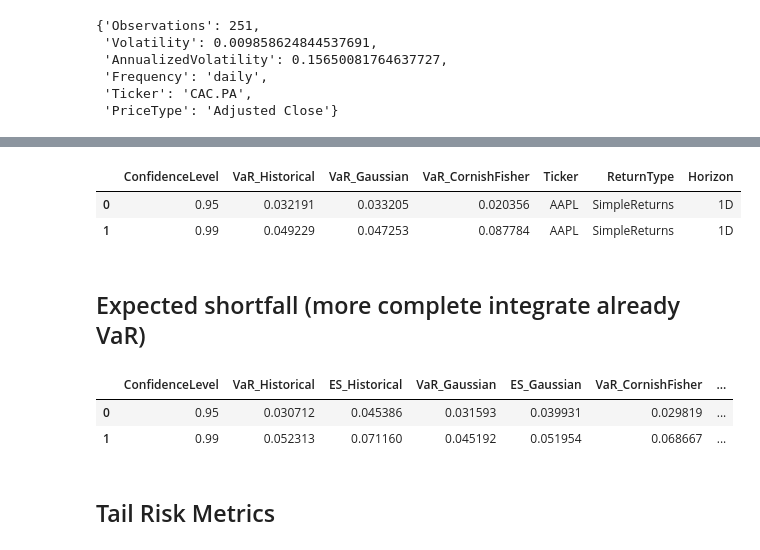
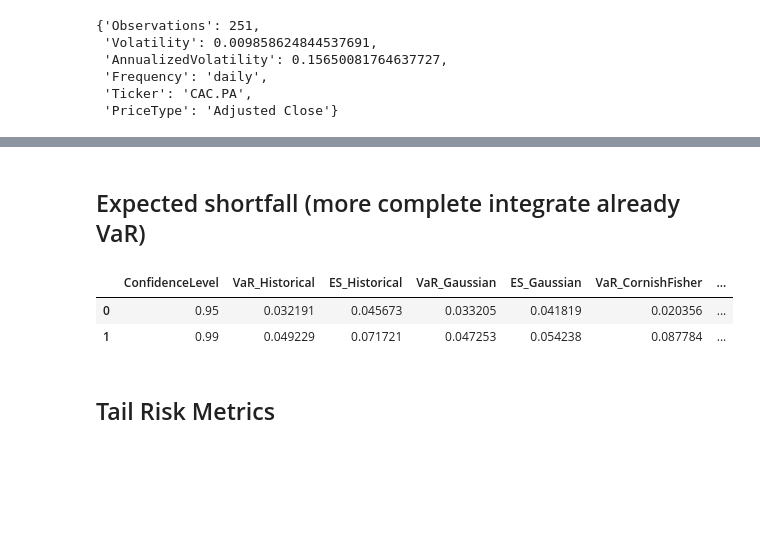
Before and after one commit to Vincent-Bulut/kitt, a Jupyter notebook: notebooks/analytics.ipynb, the cells around one changed output, grey strips where cells are left out. Saved outputs shown, nothing was run; the diff lists cells and outputs as text; code cells hidden in the pictures; blank space fills up the shorter version.

```diff
--- a/notebooks/analytics.ipynb
+++ b/notebooks/analytics.ipynb
@@ -821,3 +714,0 @@ def yahoo_rolling_vol_regime_budget(
-# %%
-out = yahoo_rolling_vol_regime_budget("AAPL", "2018-01-01", "2024-01-01", target_vol=0.10)
-out.tail(30)
@@ -1024,13 +715,3 @@ def yahoo_var(
-# %%
-yahoo_var(
-    ticker="AAPL",
-    start_date="2025-01-01",
-    end_date="2025-12-25"
-)
-# %% [output]
-|  | ConfidenceLevel | VaR_Historical | VaR_Gaussian | VaR_CornishFisher | Ticker | ReturnType | Horizon |
-| 0 | 0.95 | 0.032191 | 0.033205 | 0.020356 | AAPL | SimpleReturns | 1D |
-| 1 | 0.99 | 0.049229 | 0.047253 | 0.087784 | AAPL | SimpleReturns | 1D |
 # %% [markdown]
 ## Expected shortfall (more complete integrate already VaR)
 # %%
@@ -1174,11 +855,11 @@ def yahoo_es(ticker: str, start_date: str, end_date: str, confidence_levels=(0.9
     out["Horizon"] = "1D"
     return out
 # %%
-yahoo_es("AAPL", "2018-01-01", "2024-01-01")
+yahoo_es("AAPL", "2025-01-01", "2025-12-25")
 # %% [output]
 |  | ConfidenceLevel | VaR_Historical | ES_Historical | VaR_Gaussian | ES_Gaussian | VaR_CornishFisher | ... |
-| 0 | 0.95 | 0.030712 | 0.045386 | 0.031593 | 0.039931 | 0.029819 | ... |
-| 1 | 0.99 | 0.052313 | 0.071160 | 0.045192 | 0.051954 | 0.068667 | ... |
+| 0 | 0.95 | 0.032191 | 0.045673 | 0.033205 | 0.041819 | 0.020356 | ... |
+| 1 | 0.99 | 0.049229 | 0.071721 | 0.047253 | 0.054238 | 0.087784 | ... |
 # %% [markdown]
 ## Tail Risk Metrics
 # %%
```
Also changed, not shown: parts of 19 cells of this notebook.
